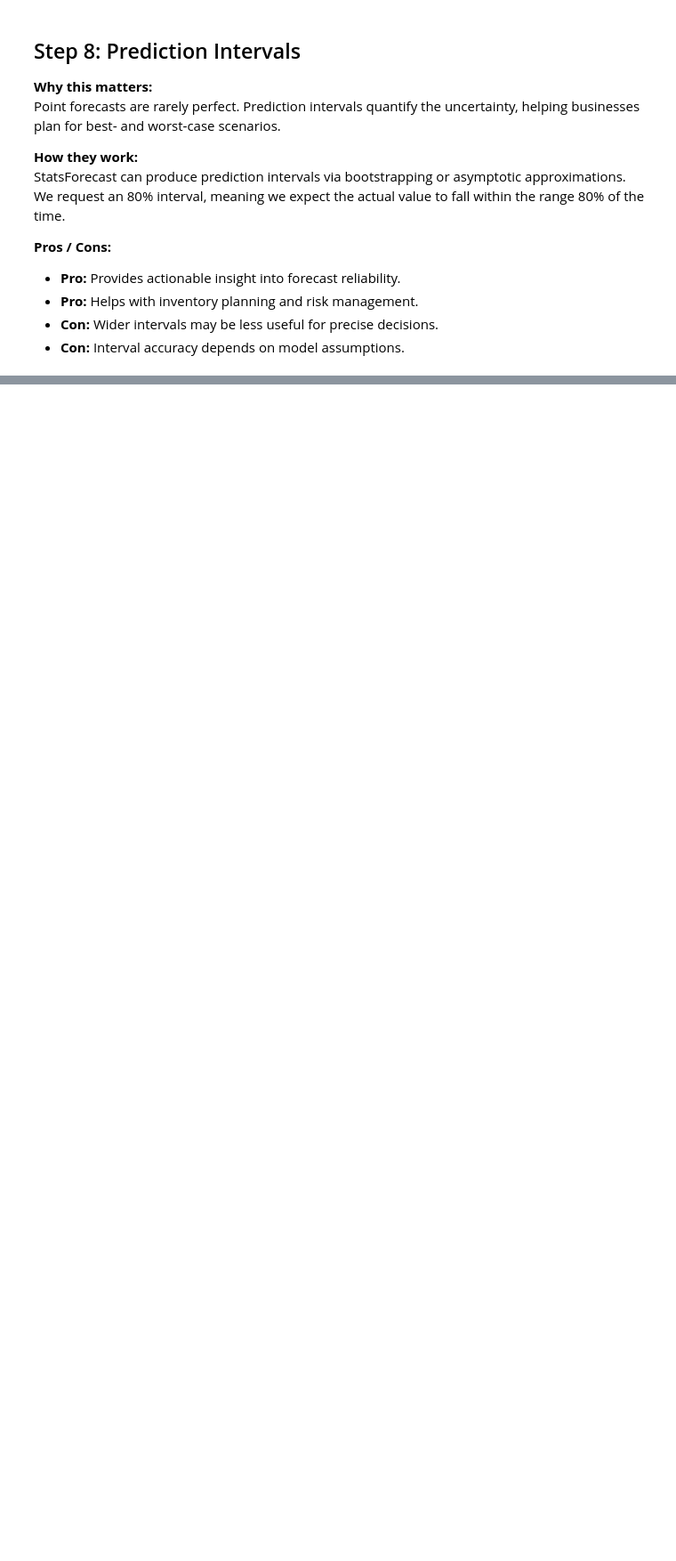
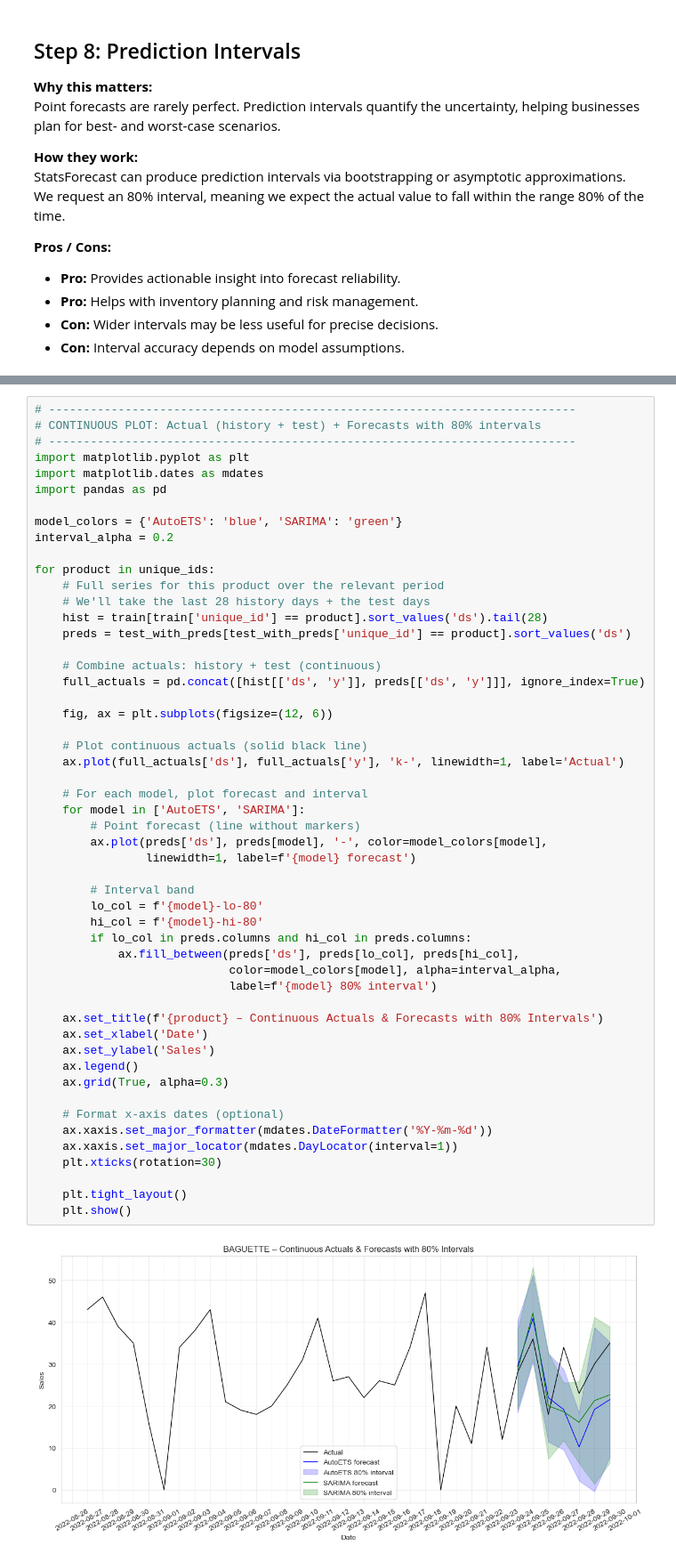
Before and after one commit to tendekaibillymadyara-sys/Time_Series_Forcast, a Jupyter notebook: Time_Series_Forcast/Analysis.ipynb, the cells around one changed output, grey strips where cells are left out. Shown at 89% size. Cells and saved outputs as stored; diff of their text form; blank space fills up the shorter version.

```diff
--- a/Time_Series_Forcast/Analysis.ipynb
+++ b/Time_Series_Forcast/Analysis.ipynb
@@ -443,0 +1749,54 @@ plot_series(
+# %%
+# ----------------------------------------------------------------------------
+# CONTINUOUS PLOT: Actual (history + test) + Forecasts with 80% intervals
+# ----------------------------------------------------------------------------
+import matplotlib.pyplot as plt
+import matplotlib.dates as mdates
+import pandas as pd
+
+model_colors = {'AutoETS': 'blue', 'SARIMA': 'green'}
+interval_alpha = 0.2
+
+for product in unique_ids:
+    # Full series for this product over the relevant period
+    # We'll take the last 28 history days + the test days
+    hist = train[train['unique_id'] == product].sort_values('ds').tail(28)
+    preds = test_with_preds[test_with_preds['unique_id'] == product].sort_values('ds')
+
+    # Combine actuals: history + test (continuous)
+    full_actuals = pd.concat([hist[['ds', 'y']], preds[['ds', 'y']]], ignore_index=True)
+
+    fig, ax = plt.subplots(figsize=(12, 6))
+
+    # Plot continuous actuals (solid black line)
+    ax.plot(full_actuals['ds'], full_actuals['y'], 'k-', linewidth=1, label='Actual')
+
+    # For each model, plot forecast and interval
+    for model in ['AutoETS', 'SARIMA']:
+        # Point forecast (line without markers)
+        ax.plot(preds['ds'], preds[model], '-', color=model_colors[model],
+                linewidth=1, label=f'{model} forecast')
+
+        # Interval band
+        lo_col = f'{model}-lo-80'
+        hi_col = f'{model}-hi-80'
+        if lo_col in preds.columns and hi_col in preds.columns:
+            ax.fill_between(preds['ds'], preds[lo_col], preds[hi_col],
+                            color=model_colors[model], alpha=interval_alpha,
+                            label=f'{model} 80% interval')
+
+    ax.set_title(f'{product} – Continuous Actuals & Forecasts with 80% Intervals')
+    ax.set_xlabel('Date')
+    ax.set_ylabel('Sales')
+    ax.legend()
+    ax.grid(True, alpha=0.3)
+
+    # Format x‑axis dates (optional)
+    ax.xaxis.set_major_formatter(mdates.DateFormatter('%Y-%m-%d'))
+    ax.xaxis.set_major_locator(mdates.DayLocator(interval=1))
+    plt.xticks(rotation=30)
+
+    plt.tight_layout()
+    plt.show()
+# %% [output]
+[figure, added]
```
Also changed, not shown: parts of 30 cells of this notebook, 1 other file.
